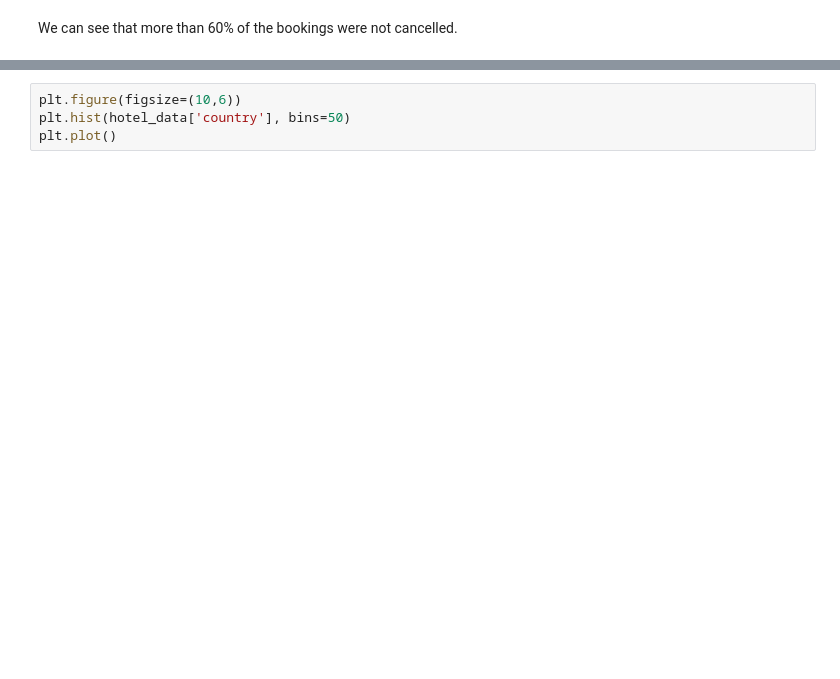
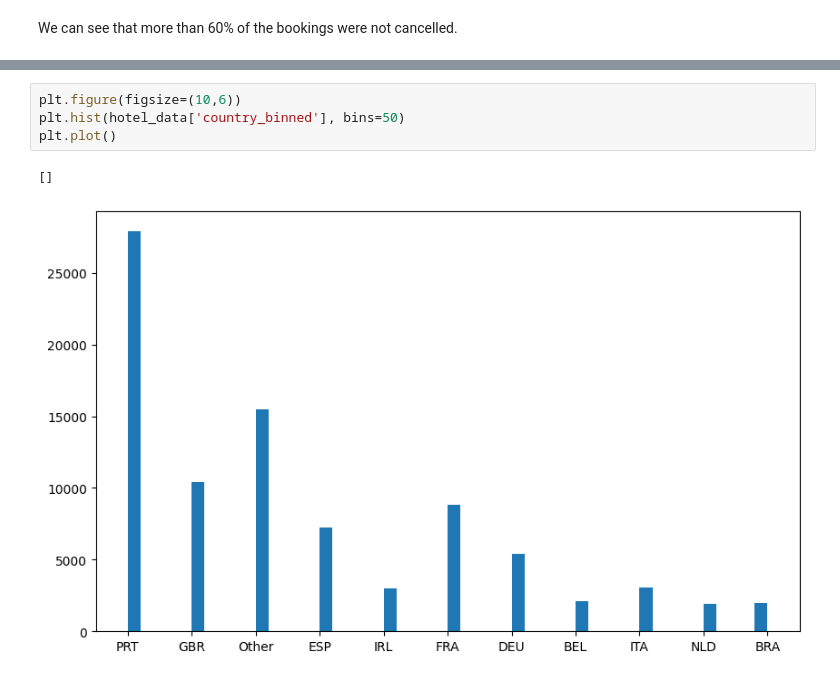
Before and after one commit to pakkei1212/SMU_AML_PROJ, a Jupyter notebook: Hotel_Bookings_EDA.ipynb, the cells around one changed output, grey strips where cells are left out. Cells and saved outputs as stored; diff of their text form; blank space fills up the shorter version.

```diff
--- a/Hotel_Bookings_EDA.ipynb
+++ b/Hotel_Bookings_EDA.ipynb
@@ -463,4 +580,7 @@ canceled_hotel
 # %%
 plt.figure(figsize=(10,6))
-plt.hist(hotel_data['country'], bins=50)
+plt.hist(hotel_data['country_binned'], bins=50)
 plt.plot()
+# %% [output]
+[]
+[figure, added]
```
Also changed, not shown: parts of 16 cells of this notebook.
